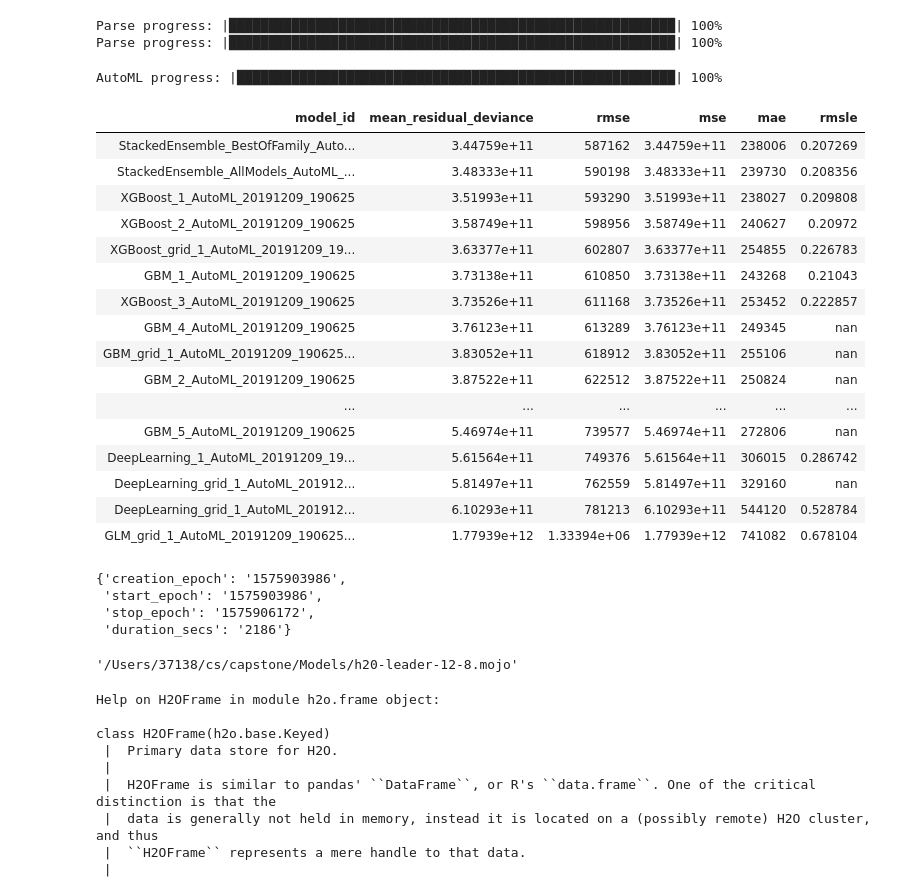
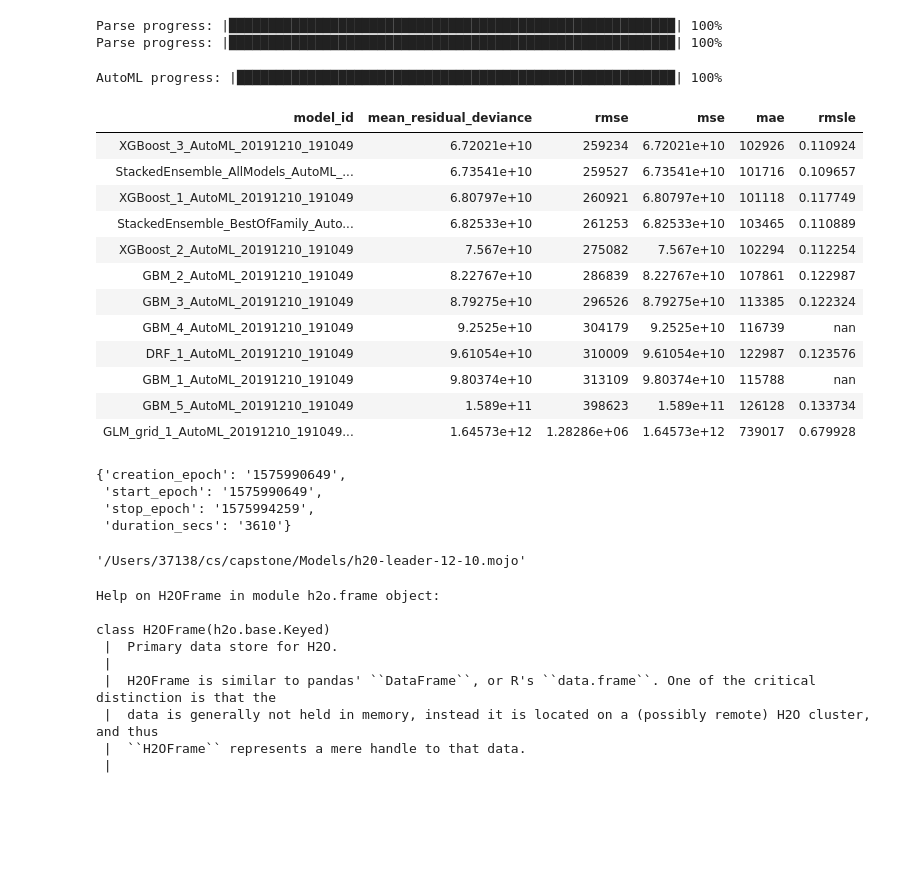
Before and after one commit to jaisal1024/capstone, a Jupyter notebook: Models/H20_models.ipynb, the cells around one changed output. Drawn from its saved outputs; the diff is of its cells as text; code cells hidden in the pictures; blank space fills up the shorter version.

```diff
--- a/Models/H20_models.ipynb
+++ b/Models/H20_models.ipynb
@@ -34,8 +34,8 @@ Connecting to H2O server at http://127.0.0.1:54321 ... successful.
 | Python version: | 3.6.9 final |
 # %%
 # Import a sample binary outcome train/test set into H2O
-train = h2o.import_file('ENG_DATA/SELECTED/12-8_test.csv')
-test = h2o.import_file('ENG_DATA/SELECTED/12-8_train.csv')
+train = h2o.import_file('ENG_DATA/SELECTED/12-10_all_train.csv')
+test = h2o.import_file('ENG_DATA/SELECTED/12-10_all_test.csv')
 factor_columns = ['full_address',
  'street_name',
  'type',
@@ -59,42 +59,38 @@ for f in factor_columns:
     test[f] = test[f].asfactor()
 # %%
 # Run AutoML for 20 base models (limited to 1 hour max runtime by default)
-aml = H2OAutoML(max_models=20, seed=1)
+aml = H2OAutoML(max_models=5, seed=1)
 aml.train(x=x, y=y, training_frame=train)
 
 # View the AutoML Leaderboard
 lb = aml.leaderboard
 lb.head(rows=lb.nrows)  # Print all rows instead of default (10 rows)
 # %% [output]
 AutoML progress: |████████████████████████████████████████████████████████| 100%
 | model_id | mean_residual_deviance | rmse | mse | mae | rmsle |
-| StackedEnsemble_BestOfFamily_Auto... | 3.44759e+11 | 587162 | 3.44759e+11 | 238006 | 0.207269 |
-| StackedEnsemble_AllModels_AutoML_... | 3.48333e+11 | 590198 | 3.48333e+11 | 239730 | 0.208356 |
-| XGBoost_1_AutoML_20191209_190625 | 3.51993e+11 | 593290 | 3.51993e+11 | 238027 | 0.209808 |
-| XGBoost_2_AutoML_20191209_190625 | 3.58749e+11 | 598956 | 3.58749e+11 | 240627 | 0.20972 |
-| XGBoost_grid_1_AutoML_20191209_19... | 3.63377e+11 | 602807 | 3.63377e+11 | 254855 | 0.226783 |
-| GBM_1_AutoML_20191209_190625 | 3.73138e+11 | 610850 | 3.73138e+11 | 243268 | 0.21043 |
-| XGBoost_3_AutoML_20191209_190625 | 3.73526e+11 | 611168 | 3.73526e+11 | 253452 | 0.222857 |
-| GBM_4_AutoML_20191209_190625 | 3.76123e+11 | 613289 | 3.76123e+11 | 249345 | nan |
-| GBM_grid_1_AutoML_20191209_190625... | 3.83052e+11 | 618912 | 3.83052e+11 | 255106 | nan |
-| GBM_2_AutoML_20191209_190625 | 3.87522e+11 | 622512 | 3.87522e+11 | 250824 | nan |
-| ... | ... | ... | ... | ... | ... |
-| GBM_5_AutoML_20191209_190625 | 5.46974e+11 | 739577 | 5.46974e+11 | 272806 | nan |
-| DeepLearning_1_AutoML_20191209_19... | 5.61564e+11 | 749376 | 5.61564e+11 | 306015 | 0.286742 |
-| DeepLearning_grid_1_AutoML_201912... | 5.81497e+11 | 762559 | 5.81497e+11 | 329160 | nan |
-| DeepLearning_grid_1_AutoML_201912... | 6.10293e+11 | 781213 | 6.10293e+11 | 544120 | 0.528784 |
-| GLM_grid_1_AutoML_20191209_190625... | 1.77939e+12 | 1.33394e+06 | 1.77939e+12 | 741082 | 0.678104 |
+| XGBoost_3_AutoML_20191210_191049 | 6.72021e+10 | 259234 | 6.72021e+10 | 102926 | 0.110924 |
+| StackedEnsemble_AllModels_AutoML_... | 6.73541e+10 | 259527 | 6.73541e+10 | 101716 | 0.109657 |
+| XGBoost_1_AutoML_20191210_191049 | 6.80797e+10 | 260921 | 6.80797e+10 | 101118 | 0.117749 |
+| StackedEnsemble_BestOfFamily_Auto... | 6.82533e+10 | 261253 | 6.82533e+10 | 103465 | 0.110889 |
+| XGBoost_2_AutoML_20191210_191049 | 7.567e+10 | 275082 | 7.567e+10 | 102294 | 0.112254 |
+| GBM_2_AutoML_20191210_191049 | 8.22767e+10 | 286839 | 8.22767e+10 | 107861 | 0.122987 |
+| GBM_3_AutoML_20191210_191049 | 8.79275e+10 | 296526 | 8.79275e+10 | 113385 | 0.122324 |
+| GBM_4_AutoML_20191210_191049 | 9.2525e+10 | 304179 | 9.2525e+10 | 116739 | nan |
+| DRF_1_AutoML_20191210_191049 | 9.61054e+10 | 310009 | 9.61054e+10 | 122987 | 0.123576 |
+| GBM_1_AutoML_20191210_191049 | 9.80374e+10 | 313109 | 9.80374e+10 | 115788 | nan |
+| GBM_5_AutoML_20191210_191049 | 1.589e+11 | 398623 | 1.589e+11 | 126128 | 0.133734 |
+| GLM_grid_1_AutoML_20191210_191049... | 1.64573e+12 | 1.28286e+06 | 1.64573e+12 | 739017 | 0.679928 |
 # %%
 aml.training_info
 # %% [output]
-{'creation_epoch': '1575903986',
- 'start_epoch': '1575903986',
- 'stop_epoch': '1575906172',
- 'duration_secs': '2186'}
+{'creation_epoch': '1575990649',
+ 'start_epoch': '1575990649',
+ 'stop_epoch': '1575994259',
+ 'duration_secs': '3610'}
 # %%
-aml.download_mojo(path='Models/h20-leader-12-8.mojo')
+aml.download_mojo(path='Models/h20-leader-12-10.mojo')
 # %% [output]
-'/Users/37138/cs/capstone/Models/h20-leader-12-8.mojo'
+'/Users/37138/cs/capstone/Models/h20-leader-12-10.mojo'
 # %%
 help(aml.leaderboard)
 # %% [output]
```
Also changed, not shown: parts of 14 cells of this notebook, 16 other files.
